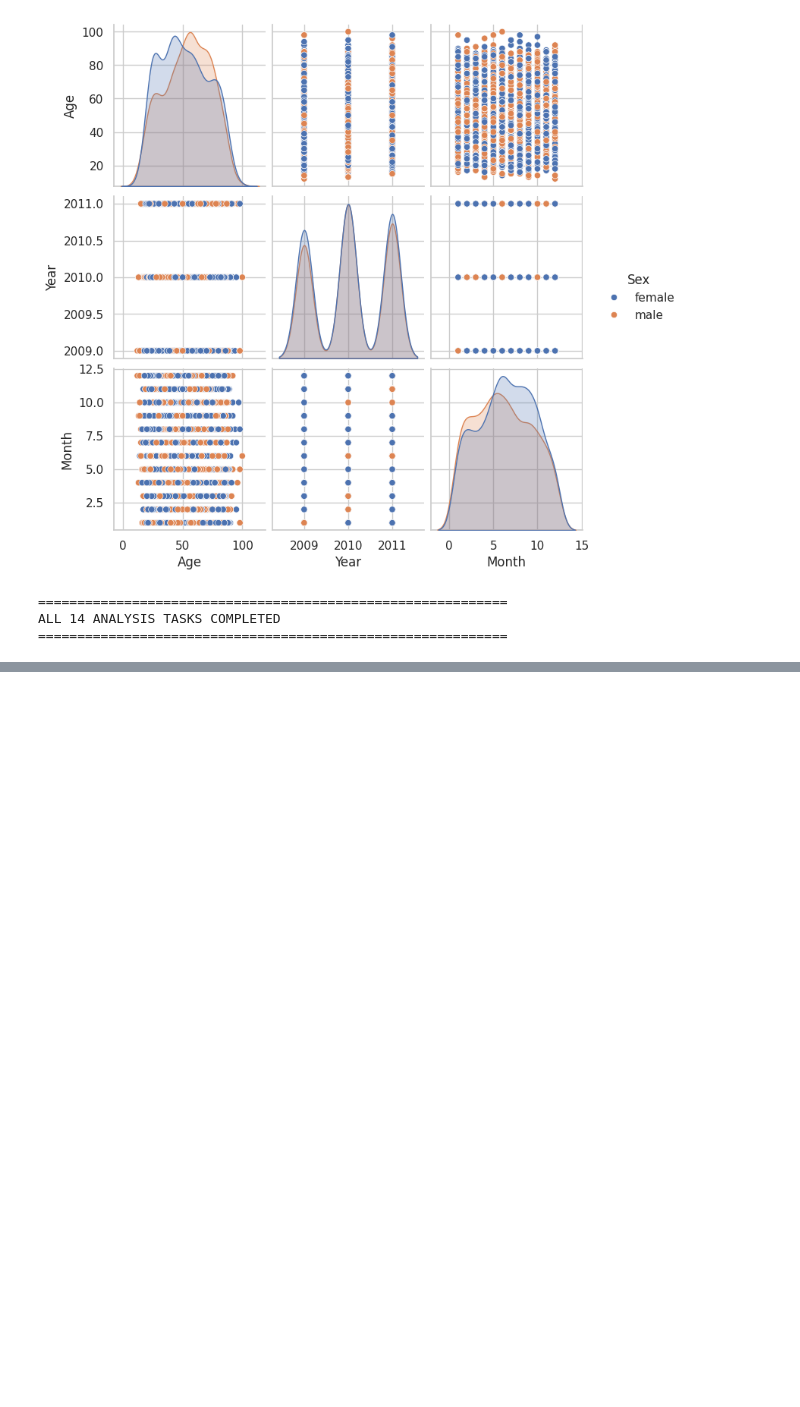
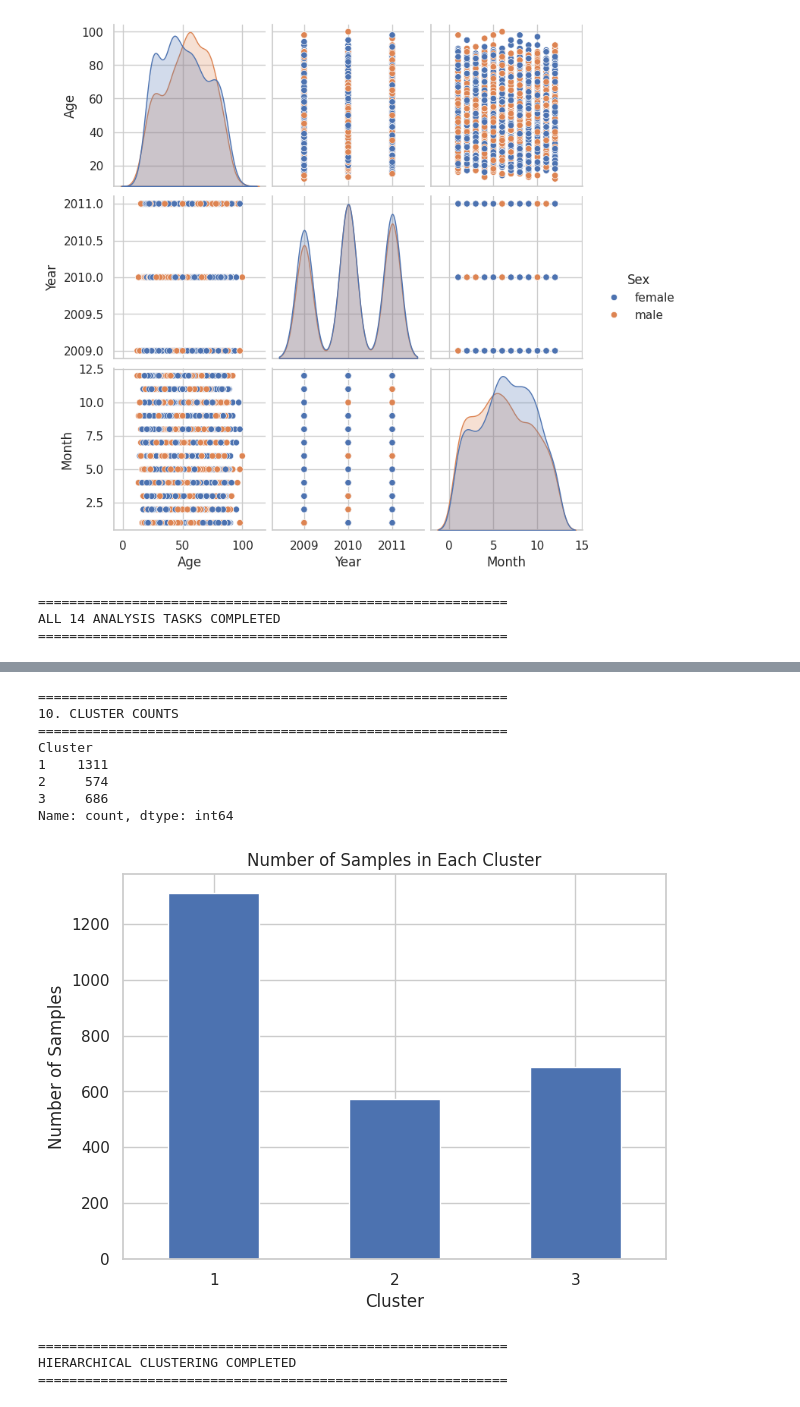
Before and after one commit to kyogeshsagar/K_YOGESH_SAGAR, a Jupyter notebook: EDA_Phase1.ipynb, the cells around one changed output, grey strips where cells are left out. Cells and saved outputs as stored; diff of their text form; code cells hidden in the pictures; blank space fills up the shorter version.

```diff
--- a/EDA_Phase1.ipynb
+++ b/EDA_Phase1.ipynb
@@ -1876,0 +2669,51 @@ ALL 14 ANALYSIS TASKS COMPLETED
+# %%
+# 10. NUMBER OF SAMPLES IN EACH CLUSTER
+print("\n" + "=" * 60)
+print("10. CLUSTER COUNTS")
+print("=" * 60)
+
+cluster_counts = (
+    df["Cluster"]
+    .value_counts()
+    .sort_index()
+)
+
+print(cluster_counts)
+
+
+# Bar chart
+
+cluster_counts.plot(
+    kind="bar",
+    figsize=(7, 5)
+)
+
+plt.title(
+    "Number of Samples in Each Cluster"
+)
+
+plt.xlabel("Cluster")
+
+plt.ylabel("Number of Samples")
+
+plt.xticks(rotation=0)
+
+plt.show()
+
+
+print("\n" + "=" * 60)
+print("HIERARCHICAL CLUSTERING COMPLETED")
+print("=" * 60)
+# %% [output]
+============================================================
+10. CLUSTER COUNTS
+============================================================
+Cluster
+1    1311
+2     574
+3     686
+Name: count, dtype: int64
+[figure, added]
+============================================================
+HIERARCHICAL CLUSTERING COMPLETED
+============================================================
```
Also changed, not shown: parts of 27 cells of this notebook.
